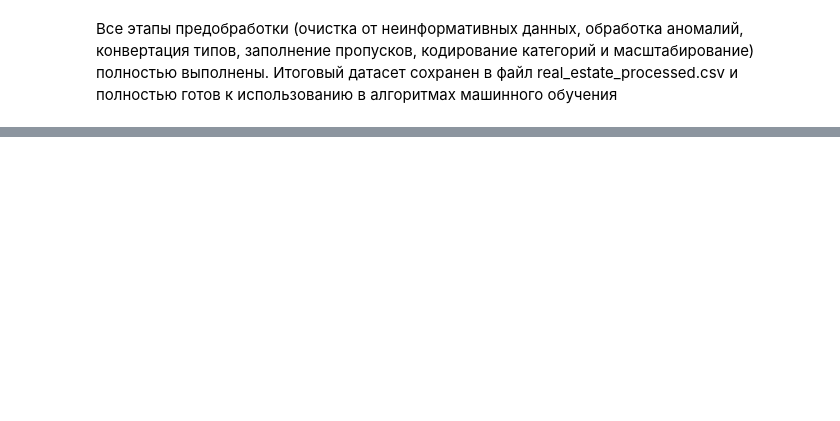
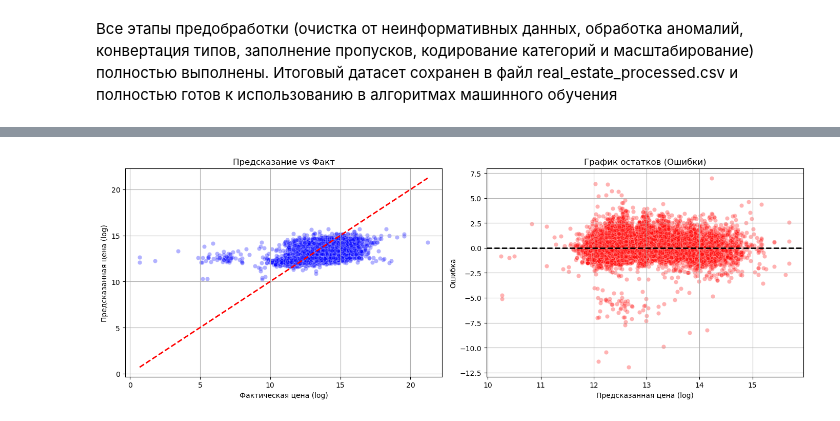
Before and after one commit to mamba578/first_work_four_kurs, a Jupyter notebook: Первая работа.ipynb, the cells around one changed output, grey strips where cells are left out. Saved outputs shown, nothing was run; the diff lists cells and outputs as text; code cells hidden in the pictures; blank space fills up the shorter version.

```diff
--- a/Первая работа.ipynb
+++ b/Первая работа.ipynb
@@ -418,0 +686,17 @@ print(f"Итоговое количество столбцов: {df_clean5.shape
+# %%
+# Подбор гиперпараметров через GridSearchCV
+param_grid_cb = {
+    'iterations': [200, 500],
+    'learning_rate': [0.03, 0.1],
+    'depth': [4, 6]
+}
+
+grid_cb = GridSearchCV(
+    estimator=CatBoostRegressor(random_state=42, verbose=0),
+    param_grid=param_grid_cb,
+    cv=kf,
+    scoring='neg_root_mean_squared_error',
+    n_jobs=-1
+)
+
+grid_cb.fit(X_train, y_train)
@@ -418,0 +731,3 @@ print(f"Итоговое количество столбцов: {df_clean5.shape
+# %%
+# Сохраняем итоговую модель
+best_cb_model = grid_cb.best_estimator_
@@ -418,0 +835,27 @@ print(f"Итоговое количество столбцов: {df_clean5.shape
+# %%
+# Оценки лучшей модели
+y_pred = best_cb_model.predict(X_test)
+residuals = y_test - y_pred
+
+fig, axes = plt.subplots(1, 2, figsize=(14, 5))
+
+# 1. Предсказание vs Факт
+sns.scatterplot(x=y_test, y=y_pred, alpha=0.3, ax=axes[0], color='blue')
+axes[0].plot([y_test.min(), y_test.max()], [y_test.min(), y_test.max()], 'r--', lw=2)
+axes[0].set_title('Предсказание vs Факт')
+axes[0].set_xlabel('Фактическая цена (log)')
+axes[0].set_ylabel('Предсказанная цена (log)')
+axes[0].grid(True)
+
+# 2. Ошибки (Остатки)
+sns.scatterplot(x=y_pred, y=residuals, alpha=0.3, ax=axes[1], color='red')
+axes[1].axhline(y=0, color='black', linestyle='--', lw=2)
+axes[1].set_title('График остатков (Ошибки)')
+axes[1].set_xlabel('Предсказанная цена (log)')
+axes[1].set_ylabel('Ошибка')
+axes[1].grid(True)
+
+plt.tight_layout()
+plt.show()
+# %% [output]
+[figure, added]
```
Also changed, not shown: parts of 89 cells of this notebook.
